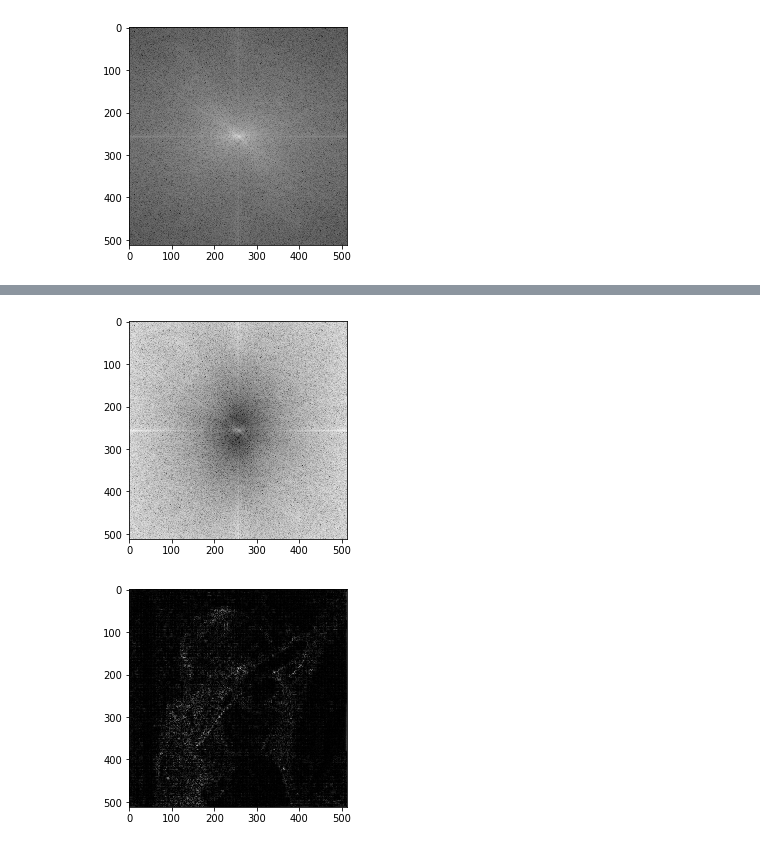
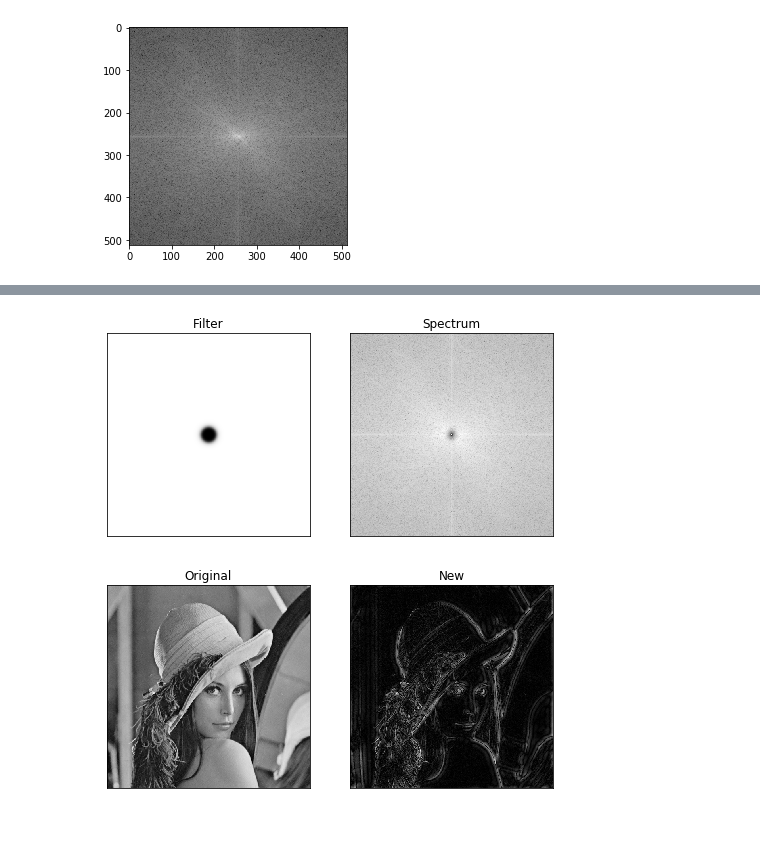
Before and after one commit to Taally/ComputerVisionLabs, a Jupyter notebook: Lab5/main.ipynb, the cells around one changed output, grey strips where cells are left out. Saved outputs shown, nothing was run; the diff lists cells and outputs as text; code cells hidden in the pictures.

```diff
--- a/Lab5/main.ipynb
+++ b/Lab5/main.ipynb
@@ -122,10 +142,11 @@ inverse_spectrum(fshift)
-# %%
-mask = BHF(30, 1)
-# show(mask)
-fshift = dft_shift * mask
-show(magnitude(fshift))
-inverse_spectrum(fshift)
-# %% [output]
-[figure, removed]
-[figure, removed]
+# %%
+# фильтр Баттерворта высоких частот
+mask = BHF(20, 2)
+fshift = dft_shift * mask
+show_mask_and_spectrum(mask, magnitude(fshift))
+new_img = inverse_spectrum(fshift)
+show_before_after(img, new_img)
+# %% [output]
+[figure, added]
+[figure, added]
 # %%
```
Also changed, not shown: parts of 7 cells of this notebook.
